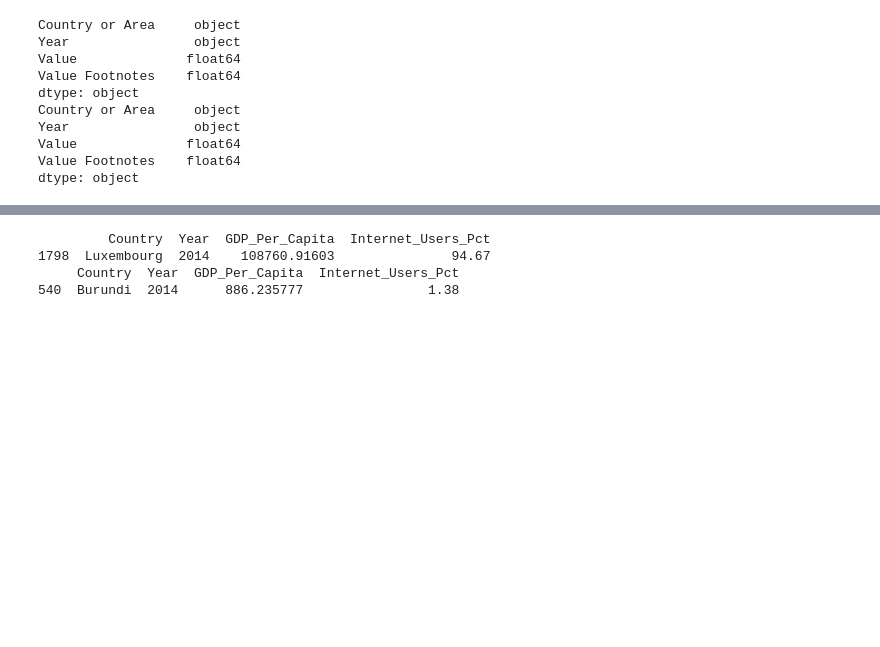
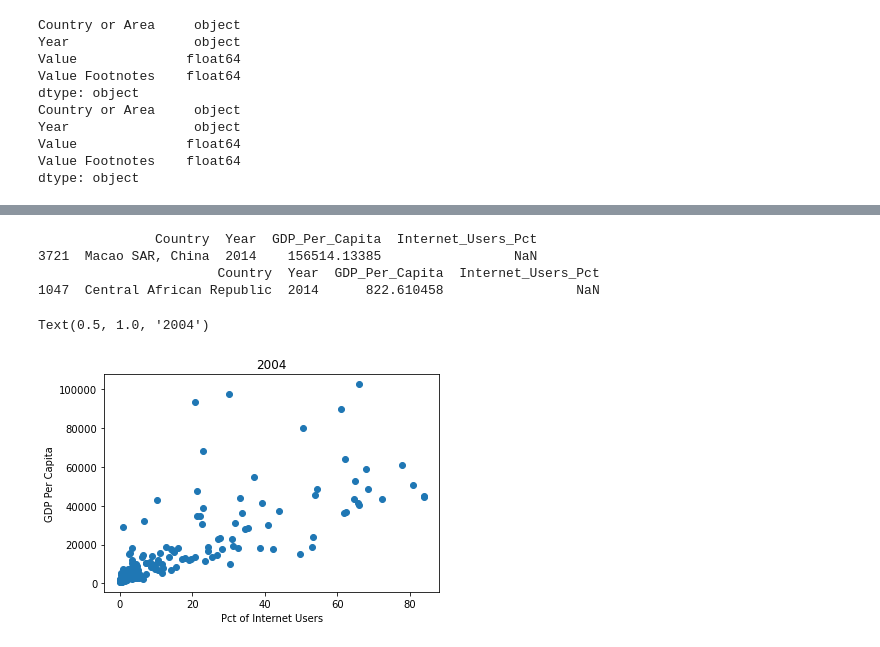
Before and after one commit to NSS-Data-Analytics-Cohort-6/gdp-and-internet-usage-worldsbestdad, a Jupyter notebook: notebooks/philscript.ipynb, the cells around one changed output, grey strips where cells are left out. Drawn from its saved outputs; the diff is of its cells as text; code cells hidden in the pictures; blank space fills up the shorter version.

```diff
--- a/notebooks/philscript.ipynb
+++ b/notebooks/philscript.ipynb
@@ -161,10 +194,21 @@ print(gdp_int2014.nsmallest(n=1, columns=['Internet_Users_Pct']))
-# %%
-print(gdp_int2014.nlargest(n=1, columns=['GDP_Per_Capita']))
-print(gdp_int2014.nsmallest(n=1, columns=['GDP_Per_Capita']))
-#Luxembourg with the highest GDP_Per_Capita as 108,761 (Dollars? Idk what currency this is in)
-#Burundi has the lowest GDP_Per_Capita at 886.
-# %% [output]
-         Country  Year  GDP_Per_Capita  Internet_Users_Pct
-1798  Luxembourg  2014    108760.91603               94.67
-     Country  Year  GDP_Per_Capita  Internet_Users_Pct
-540  Burundi  2014      886.235777                1.38
+# %%
+print(gdp_int2014.nlargest(n=1, columns=['GDP_Per_Capita']))
+print(gdp_int2014.nsmallest(n=1, columns=['GDP_Per_Capita']))
+#Macao SAR(???) with the highest GDP_Per_Capita as 108,761 (Dollars? Idk what currency this is in)
+#Central African Republic has the lowest GDP_Per_Capita at 886.
+# %% [output]
+               Country  Year  GDP_Per_Capita  Internet_Users_Pct
+3721  Macao SAR, China  2014    156514.13385                 NaN
+                       Country  Year  GDP_Per_Capita  Internet_Users_Pct
+1047  Central African Republic  2014      822.610458                 NaN
+# %%
+#a. 2004 Percent Using the Internet vs GDP Per Capita
+#b. 2009 Percent Using the Internet vs GDP Per Capita
+#c. 2014 Percent Using the Internet vs GDP Per Capita
+plt.scatter(gdp_int2004['Internet_Users_Pct'], gdp_int2004['GDP_Per_Capita'])
+plt.ylabel('GDP Per Capita')
+plt.xlabel('Pct of Internet Users')
+plt.title('2004')
+# %% [output]
+Text(0.5, 1.0, '2004')
+[figure, added]
```
Also changed, not shown: parts of 37 cells of this notebook.
